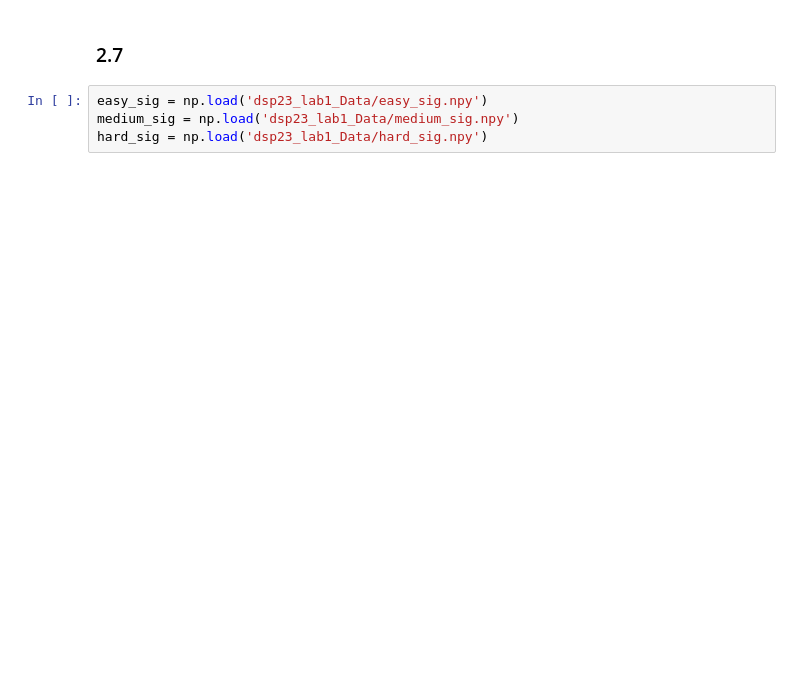
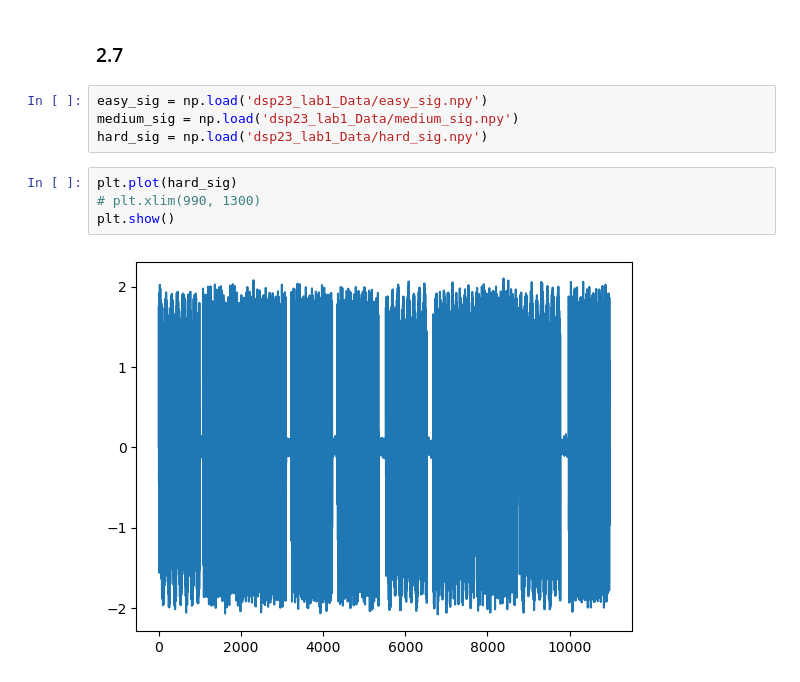
Before and after one commit to ElGreKost/DSP-Lab-Suite, a Jupyter notebook: Digital-Signal-Processing/dsp_project1/dsp_lab1_code.ipynb, the cells around one changed output. Saved outputs shown, nothing was run; the diff lists cells and outputs as text; blank space fills up the shorter version.

```diff
--- a/Digital-Signal-Processing/dsp_project1/dsp_lab1_code.ipynb
+++ b/Digital-Signal-Processing/dsp_project1/dsp_lab1_code.ipynb
@@ -389,6 +405,12 @@ digits_of_am_sound = ttdecode(am_sound_norm)
 easy_sig = np.load('dsp23_lab1_Data/easy_sig.npy')
 medium_sig = np.load('dsp23_lab1_Data/medium_sig.npy')
 hard_sig = np.load('dsp23_lab1_Data/hard_sig.npy')
+# %%
+plt.plot(hard_sig)
+# plt.xlim(990, 1300)
+plt.show()
+# %% [output]
+[figure, added]
 # %%
 
 easy_number = ttdecode(easy_sig)
```
Also changed, not shown: parts of 6 cells of this notebook, 1 other file.
